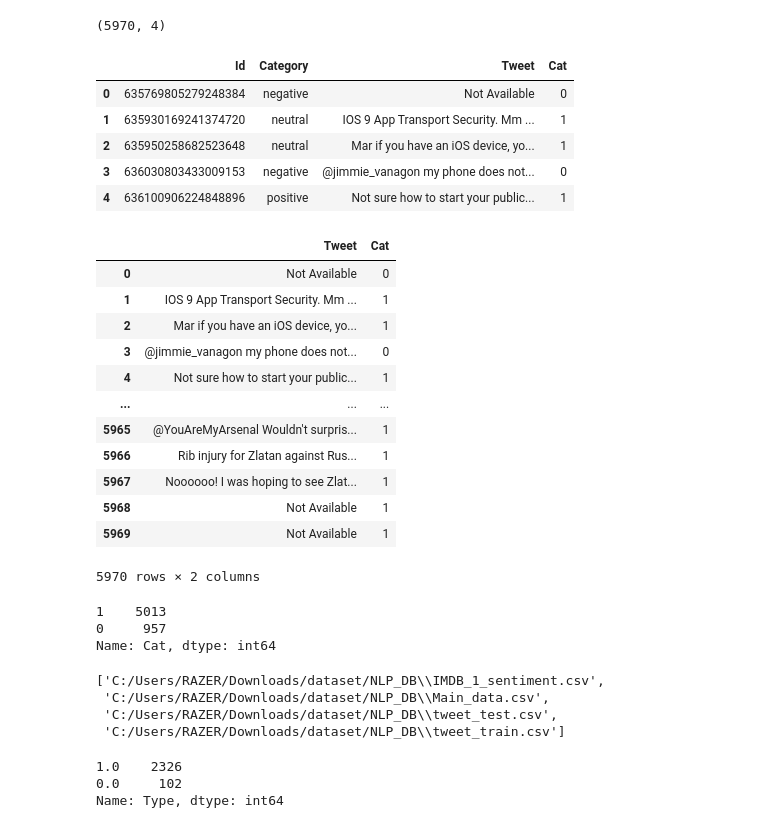
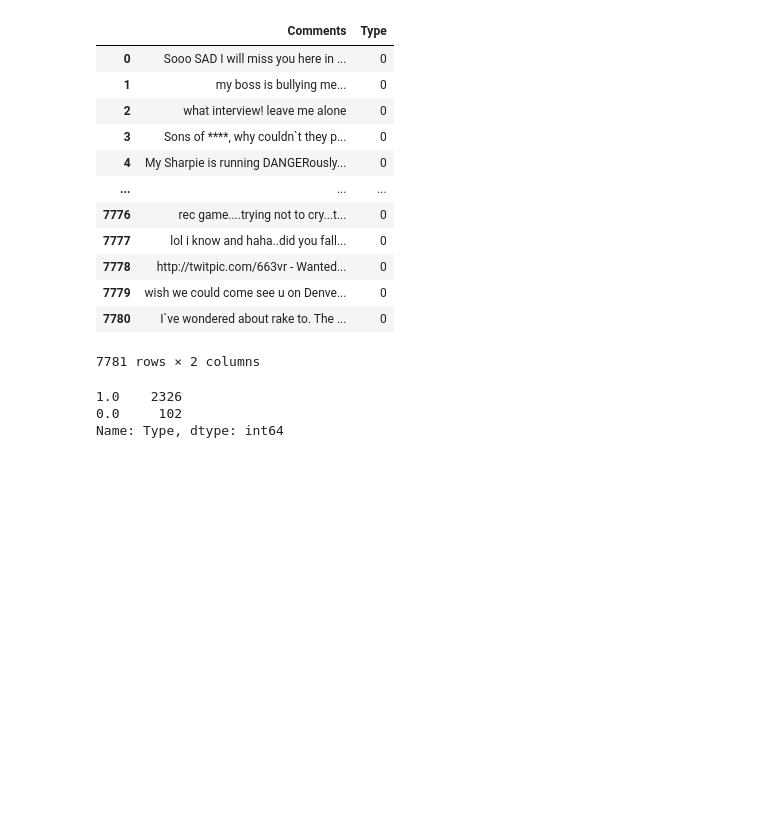
Before and after one commit to RafsanJany-44/NLP_Research, a Jupyter notebook: tensoreflow_2.ipynb, the cells around one changed output. Drawn from its saved outputs; the diff is of its cells as text; code cells hidden in the pictures; blank space fills up the shorter version.

```diff
--- a/tensoreflow_2.ipynb
+++ b/tensoreflow_2.ipynb
@@ -27,45 +36,20 @@ See the caveats in the documentation: https://pandas.pydata.org/pandas-docs/stab
+# %%
+df = df.loc[:,["Comments","Type"]].reset_index(drop=True)
 # %%
-df.shape
+df
 # %% [output]
+|  | Comments | Type |
+| 0 | Sooo SAD I will miss you here in ... | 0 |
+| 1 | my boss is bullying me... | 0 |
+| 2 | what interview! leave me alone | 0 |
+| 3 | Sons of ****, why couldn`t they p... | 0 |
+| 4 | My Sharpie is running DANGERously... | 0 |
+| ... | ... | ... |
+| 7776 | rec game....trying not to cry...t... | 0 |
+| 7777 | lol i know and haha..did you fall... | 0 |
+| 7778 | http://twitpic.com/663vr - Wanted... | 0 |
+| 7779 | wish we could come see u on Denve... | 0 |
+| 7780 | I`ve wondered about rake to. The ... | 0 |
-(5970, 4)
+7781 rows × 2 columns
-# %%
-df.head()
-# %% [output]
-|  | Id | Category | Tweet | Cat |
-| 0 | 635769805279248384 | negative | Not Available | 0 |
-| 1 | 635930169241374720 | neutral | IOS 9 App Transport Security. Mm ... | 1 |
-| 2 | 635950258682523648 | neutral | Mar if you have an iOS device, yo... | 1 |
-| 3 | 636030803433009153 | negative | @jimmie_vanagon my phone does not... | 0 |
-| 4 | 636100906224848896 | positive | Not sure how to start your public... | 1 |
-# %%
-df.loc[:,["Tweet","Cat"]]
-# %% [output]
-|  | Tweet | Cat |
-| 0 | Not Available | 0 |
-| 1 | IOS 9 App Transport Security. Mm ... | 1 |
-| 2 | Mar if you have an iOS device, yo... | 1 |
-| 3 | @jimmie_vanagon my phone does not... | 0 |
-| 4 | Not sure how to start your public... | 1 |
-| ... | ... | ... |
-| 5965 | @YouAreMyArsenal Wouldn't surpris... | 1 |
-| 5966 | Rib injury for Zlatan against Rus... | 1 |
-| 5967 | Noooooo! I was hoping to see Zlat... | 1 |
-| 5968 | Not Available | 1 |
-| 5969 | Not Available | 1 |
-5970 rows × 2 columns
-# %%
-df["Cat"].value_counts()
-# %% [output]
-1    5013
-0     957
-Name: Cat, dtype: int64
 # %%
-from glob import glob
-
-
-glob("C:/Users/RAZER/Downloads/dataset/NLP_DB/*")
+df_main = pd.read_csv('C:/Users/RAZER/Downloads/dataset/NLP_DB/Main_data.csv')
-# %% [output]
-['C:/Users/RAZER/Downloads/dataset/NLP_DB\\IMDB_1_sentiment.csv',
- 'C:/Users/RAZER/Downloads/dataset/NLP_DB\\Main_data.csv',
- 'C:/Users/RAZER/Downloads/dataset/NLP_DB\\tweet_test.csv',
- 'C:/Users/RAZER/Downloads/dataset/NLP_DB\\tweet_train.csv']
```
Also changed, not shown: parts of 10 cells of this notebook.
